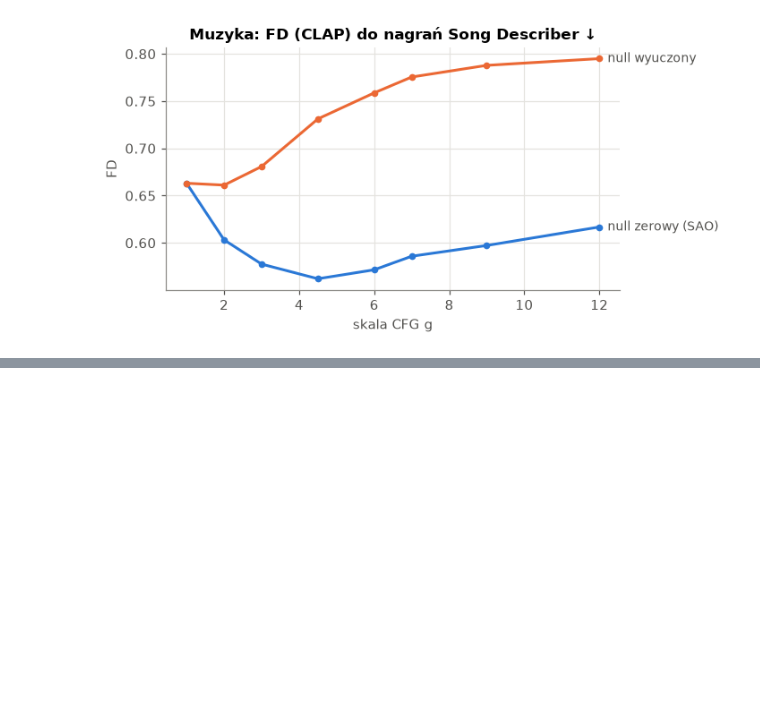
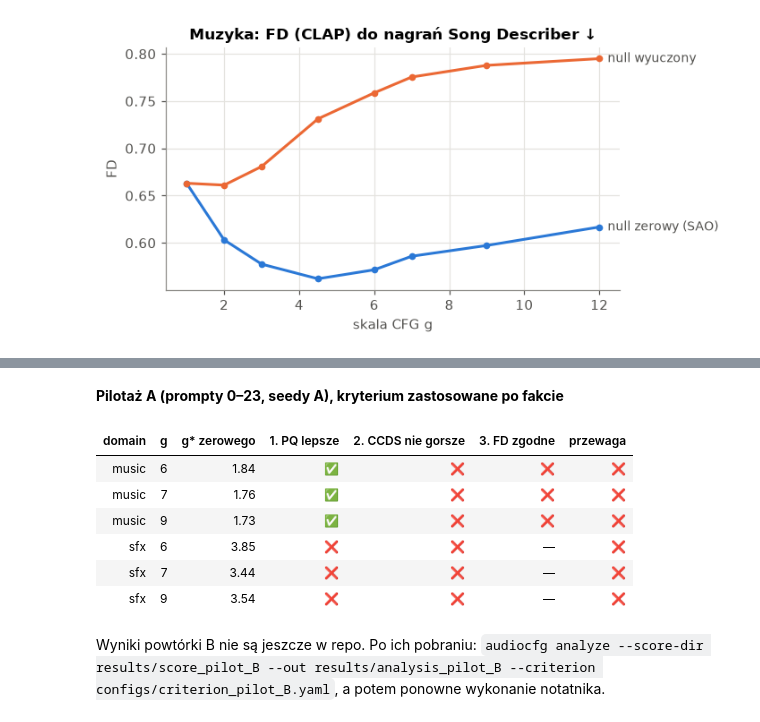
Before and after one commit to Nexonus/AudioCFG_WIMU_06_2026, a Jupyter notebook: notebooks/prototyp_audiocfg.ipynb, the cells around one changed output, grey strips where cells are left out. Drawn from its saved outputs; the diff is of its cells as text; code cells hidden in the pictures; blank space fills up the shorter version.

```diff
--- a/notebooks/prototyp_audiocfg.ipynb
+++ b/notebooks/prototyp_audiocfg.ipynb
@@ -400,0 +616,43 @@ if fd_path.exists():
+# %%
+def show_verdict(path, title):
+    v = pd.read_csv(path)
+    mark = lambda x: "—" if pd.isna(x) else ("✅" if x in (True, "True") else "❌")
+    for col in ("pq_better", "ccds_not_worse", "fd_agrees", "advantage"):
+        v[col] = v[col].map(mark)
+    v = v.rename(columns={"g_learned": "g", "g_star_zero": "g* zerowego", "pq_better": "1. PQ lepsze",
+                          "ccds_not_worse": "2. CCDS nie gorsze", "fd_agrees": "3. FD zgodne", "advantage": "przewaga"})
+    display(Markdown(f"**{title}**"))
+    display(v.style.format({"g* zerowego": "{:.2f}"}).hide(axis="index"))
+
+show_verdict(RES / "analysis_pilot_A/verdict.csv", "Pilotaż A (prompty 0–23, seedy A), kryterium zastosowane po fakcie")
+vb = RES / "analysis_pilot_B/verdict.csv"
+if vb.exists():
+    show_verdict(vb, "Powtórka B (prompty 24–47, seedy B), kryterium ustalone przed wynikami")
+    mb = pd.read_csv(RES / "analysis_pilot_B/matched_clap.csv")
+    ma = pd.read_csv(RES / "analysis_pilot_A/matched_clap.csv")
+    both = pd.concat([ma.assign(zbiór="A"), mb.assign(zbiór="B")])
+    both = both[both.metric.isin(["PQ", "ccds"])]
+    fig, axes = plt.subplots(1, 2, figsize=(13, 3.8))
+    for ax, metric in zip(axes, ["PQ", "ccds"]):
+        for j, (zb, dom) in enumerate([(z, d) for z in "AB" for d in DOMAINS]):
+            m = both[(both.metric == metric) & (both.zbiór == zb) & (both.domain == dom)]
+            x = m.g_learned + (j - 1.5) * 0.18
+            ax.errorbar(x, m.delta, yerr=[m.delta - m.lo, m.hi - m.delta], fmt="o" if zb == "A" else "s", ms=5,
+                        capsize=2, color=["#1baf7a", "#6250d6"][j % 2], alpha=0.55 if zb == "A" else 1,
+                        label=f"{zb}: {DOMAINS[dom]}")
+        ax.axhline(0, color="#52514e", lw=1)
+        ax.set(title=f"Δ {metric} przy tym samym CLAP: A kontra B", xlabel="g wyuczonego nulla", ylabel="wyuczony − zero przy g*")
+        ax.legend(frameon=False, fontsize=8)
+    fig.tight_layout()
+else:
+    display(Markdown("Wyniki powtórki B nie są jeszcze w repo. Po ich pobraniu: `audiocfg analyze --score-dir results/score_pilot_B --out results/analysis_pilot_B --criterion configs/criterion_pilot_B.yaml`, a potem ponowne wykonanie notatnika."))
+# %% [output]
+**Pilotaż A (prompty 0–23, seedy A), kryterium zastosowane po fakcie**
+| domain | g | g* zerowego | 1. PQ lepsze | 2. CCDS nie gorsze | 3. FD zgodne | przewaga |
+| music | 6 | 1.84 | ✅ | ❌ | ❌ | ❌ |
+| music | 7 | 1.76 | ✅ | ❌ | ❌ | ❌ |
+| music | 9 | 1.73 | ✅ | ❌ | ❌ | ❌ |
+| sfx | 6 | 3.85 | ❌ | ❌ | — | ❌ |
+| sfx | 7 | 3.44 | ❌ | ❌ | — | ❌ |
+| sfx | 9 | 3.54 | ❌ | ❌ | — | ❌ |
+Wyniki powtórki B nie są jeszcze w repo. Po ich pobraniu: `audiocfg analyze --score-dir results/score_pilot_B --out results/analysis_pilot_B --criterion configs/criterion_pilot_B.yaml`, a potem ponowne wykonanie notatnika.
```
Also changed, not shown: parts of 11 cells of this notebook, 17 other files.
